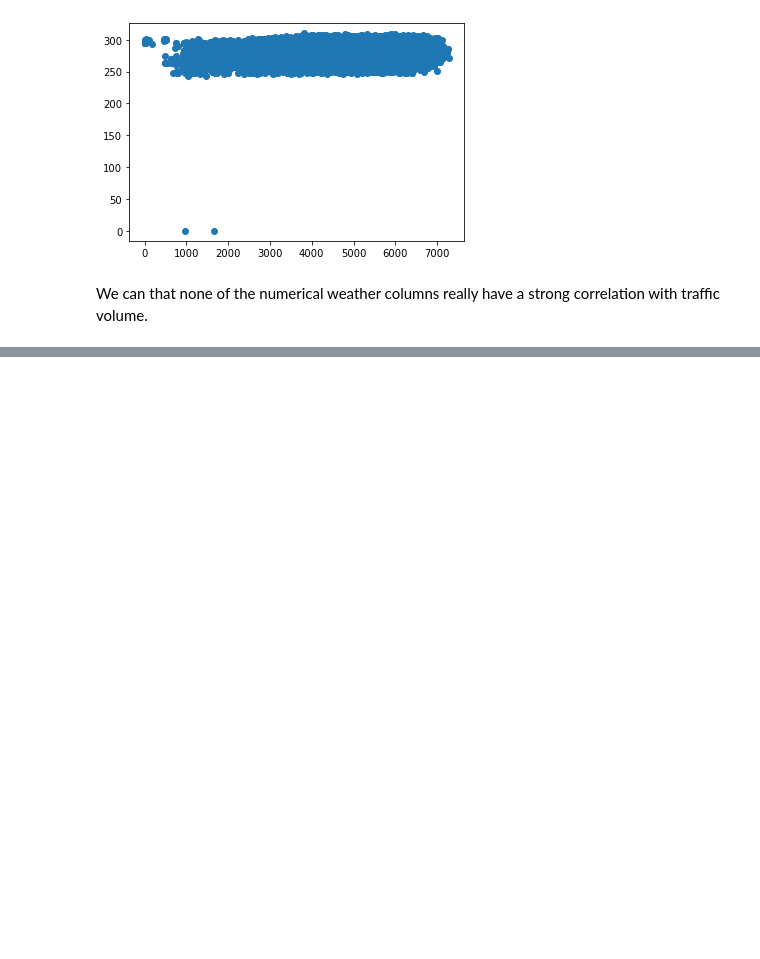
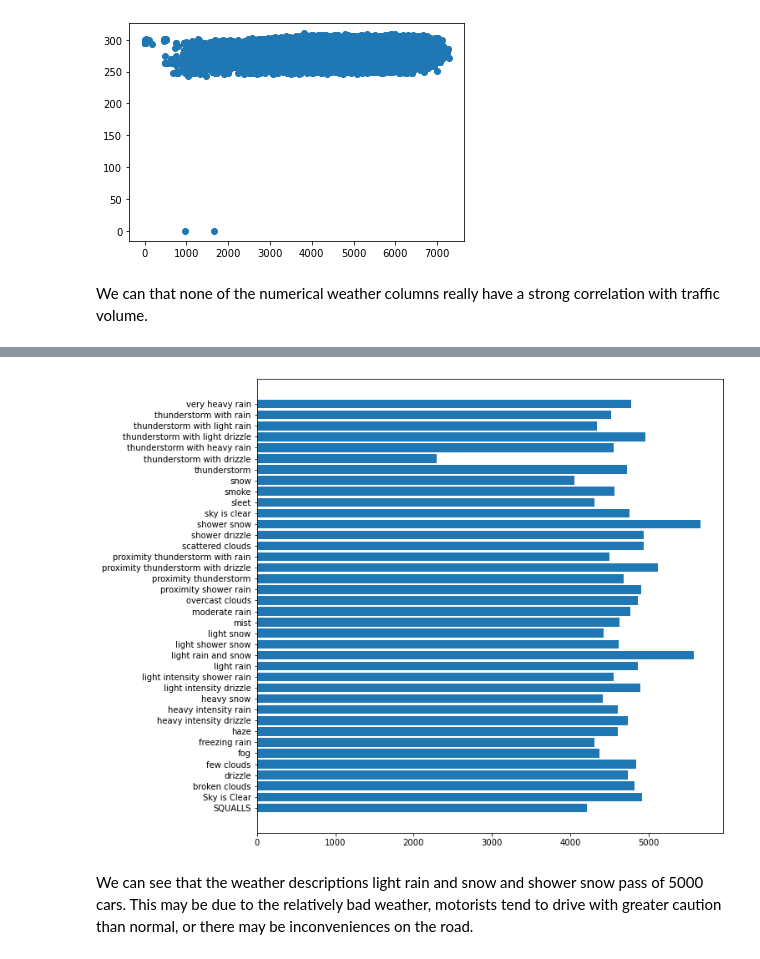
Before and after one commit to aguirredaniel/dataquest-projects, a Jupyter notebook: Finding_Heavy_Traffic_Indicators_I-94/Finding Heavy Traffic Indicators on I-94.ipynb, the cells around one changed output, grey strips where cells are left out. Saved outputs shown, nothing was run; the diff lists cells and outputs as text; code cells hidden in the pictures; blank space fills up the shorter version.

```diff
--- a/Finding_Heavy_Traffic_Indicators_I-94/Finding Heavy Traffic Indicators on I-94.ipynb
+++ b/Finding_Heavy_Traffic_Indicators_I-94/Finding Heavy Traffic Indicators on I-94.ipynb
@@ -379,0 +409,3 @@ We can that none of the numerical weather columns really have a strong correlati
+# %%
+by_weather_description = daytime.groupby('weather_description').mean()
+by_weather_description['traffic_volume']
@@ -379,0 +430,8 @@ We can that none of the numerical weather columns really have a strong correlati
+# %%
+plt.figure(figsize=(10,10))
+plt.barh(y=by_weather_description.index, width=by_weather_description['traffic_volume'])
+plt.show()
+# %% [output]
+[figure, added]
+# %% [markdown]
+We can see that the weather descriptions light rain and snow and shower snow pass of 5000 cars. This may be due to the relatively bad weather, motorists tend to drive with greater caution than normal, or there may be inconveniences on the road.
```
Also changed, not shown: parts of 6 cells of this notebook.
